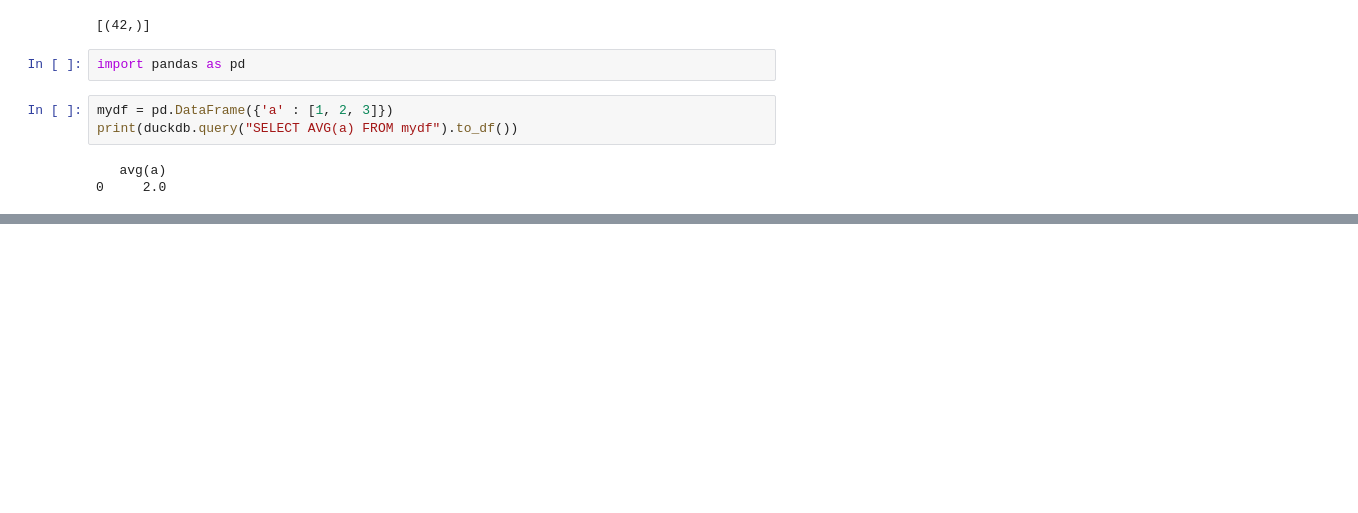
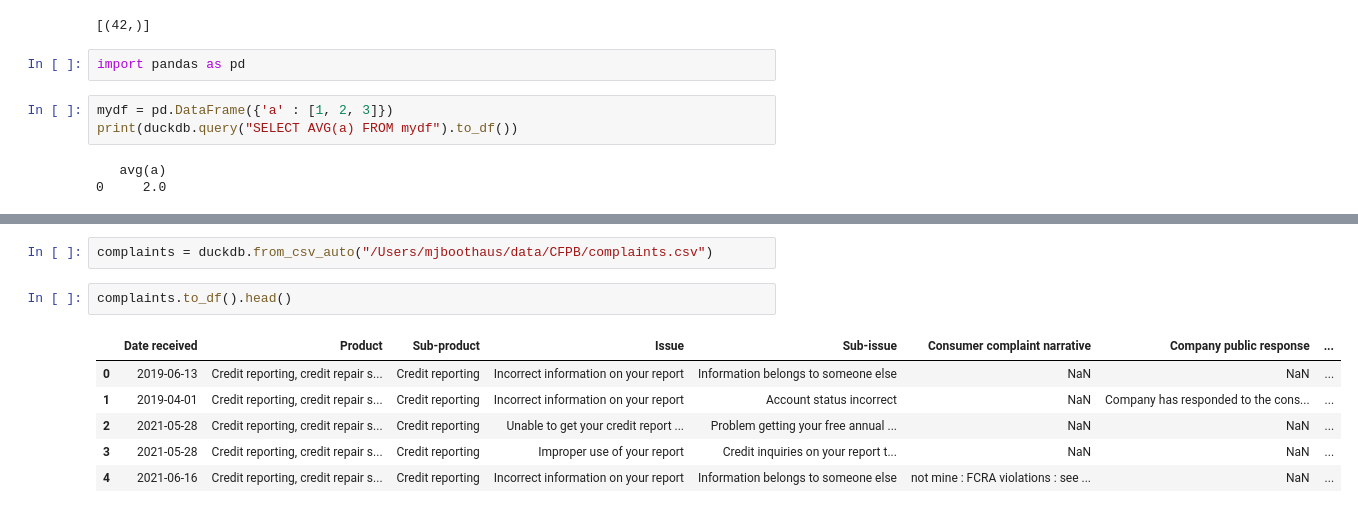
Before and after one commit to DataBooth/try-duckdb, a Jupyter notebook: try-duckdb.ipynb, the cells around one changed output, grey strips where cells are left out. Saved outputs shown, nothing was run; the diff lists cells and outputs as text; blank space fills up the shorter version.

```diff
--- a/try-duckdb.ipynb
+++ b/try-duckdb.ipynb
@@ -50,0 +417,11 @@ Available kernels:
+# %%
+complaints = duckdb.from_csv_auto("/Users/mjboothaus/data/CFPB/complaints.csv")
+# %%
+complaints.to_df().head()
+# %% [output]
+|  | Date received | Product | Sub-product | Issue | Sub-issue | Consumer complaint narrative | Company public response | ... |
+| 0 | 2019-06-13 | Credit reporting, credit repair s... | Credit reporting | Incorrect information on your report | Information belongs to someone else | NaN | NaN | ... |
+| 1 | 2019-04-01 | Credit reporting, credit repair s... | Credit reporting | Incorrect information on your report | Account status incorrect | NaN | Company has responded to the cons... | ... |
+| 2 | 2021-05-28 | Credit reporting, credit repair s... | Credit reporting | Unable to get your credit report ... | Problem getting your free annual ... | NaN | NaN | ... |
+| 3 | 2021-05-28 | Credit reporting, credit repair s... | Credit reporting | Improper use of your report | Credit inquiries on your report t... | NaN | NaN | ... |
+| 4 | 2021-06-16 | Credit reporting, credit repair s... | Credit reporting | Incorrect information on your report | Information belongs to someone else | not mine : FCRA violations : see ... | NaN | ... |
```
Also changed, not shown: parts of 35 cells of this notebook.
